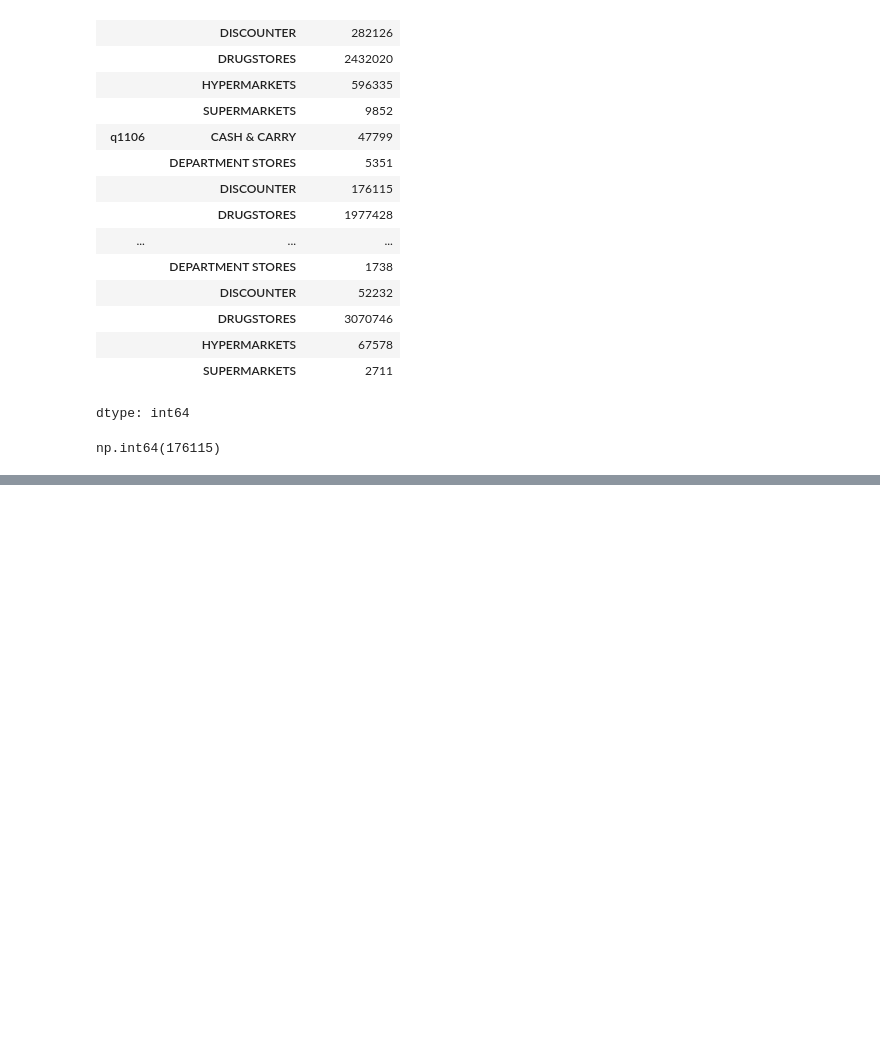
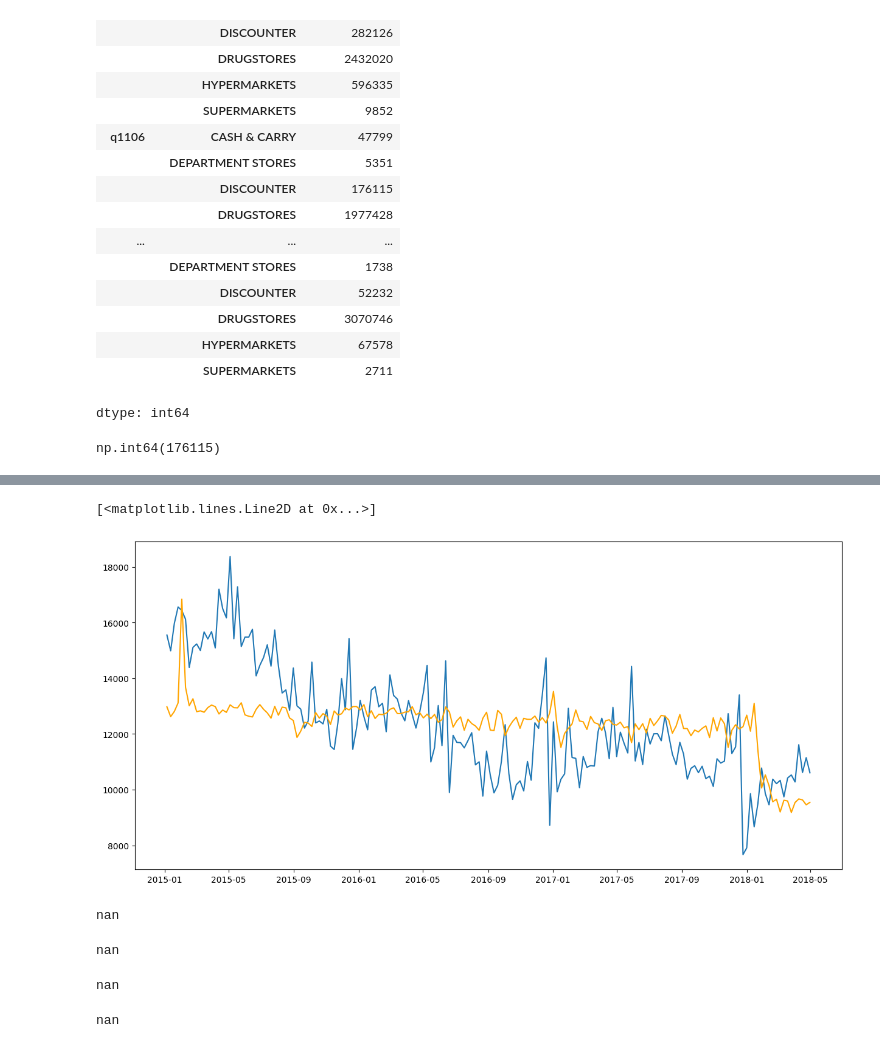
Before and after one commit to lyudmildimitrov1997-sudo/PPA_ERP_Student, a Jupyter notebook: Добре_дошли_в_Colab.ipynb, the cells around one changed output, grey strips where cells are left out. Saved outputs shown, nothing was run; the diff lists cells and outputs as text; code cells hidden in the pictures; blank space fills up the shorter version.

```diff
--- a/Добре_дошли_в_Colab.ipynb
+++ b/Добре_дошли_в_Colab.ipynb
@@ -396,0 +511,6 @@ np.int64(176115)
+# %%
+x = x.astype(float)
+# %%
+mod_q1152_drugstores_with_constant = sm.OLS(subset_q1152_drugstores['VolumePC_sum'], x)
+# %%
+mod_q1152_drugstores_with_constant.fit().summary()
@@ -396,0 +543,25 @@ np.int64(176115)
+# %%
+results = mod_q1152_drugstores_with_constant.fit()
+predictions = results.predict(x)
+# %%
+pyplot.plot(subset_q1152_drugstores['Date'], subset_q1152_drugstores['VolumePC_sum'])
+pyplot.plot(subset_q1152_drugstores['Date'], predictions, c='orange')
+# %% [output]
+[<matplotlib.lines.Line2D at 0x...>]
+[figure, added]
+# %%
+sum(subset['VolumePC_sum'] - predictions)
+# %% [output]
+nan
+# %%
+sum(abs(subset['VolumePC_sum'] - predictions))
+# %% [output]
+nan
+# %%
+sum(abs(subset['VolumePC_sum'] - predictions)) / subset.shape[0]
+# %% [output]
+nan
+# %%
+sum((subset['VolumePC_sum'] - predictions) ** 2) / subset.shape[0]
+# %% [output]
+nan
```
Also changed, not shown: parts of 19 cells of this notebook.
